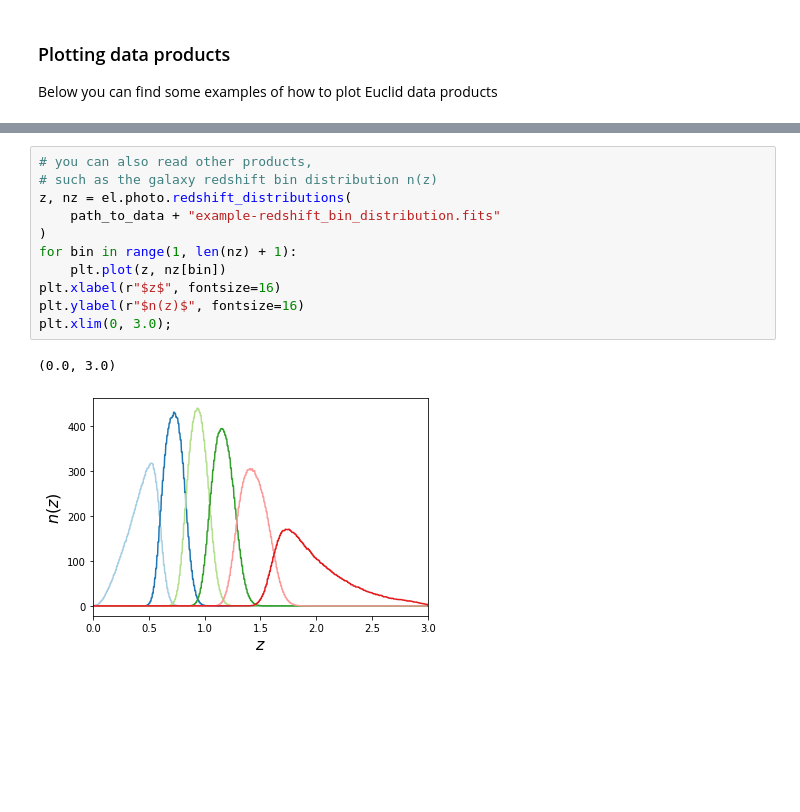
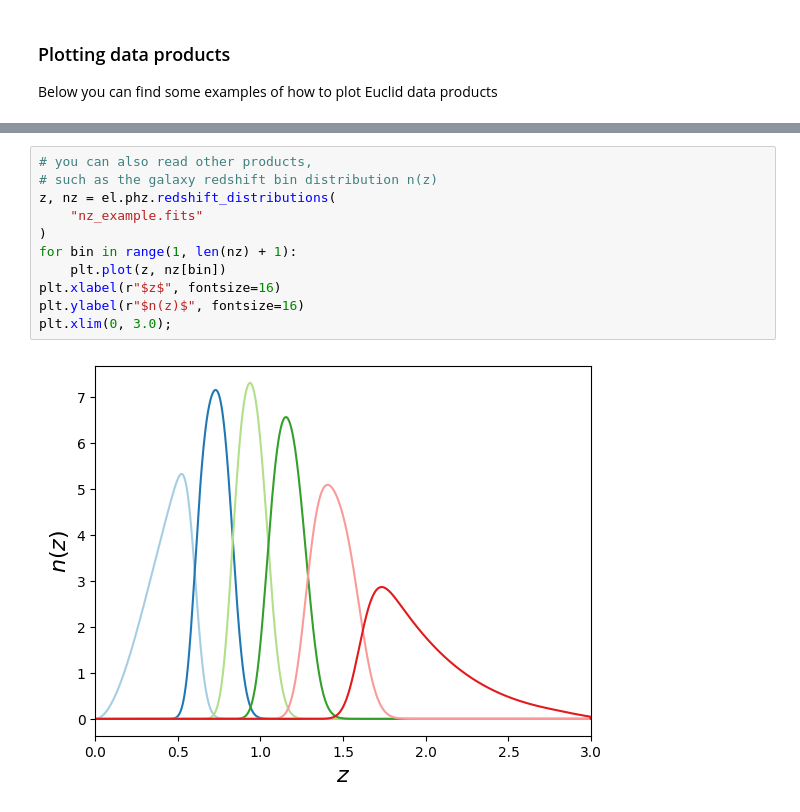
Before and after one commit to euclidlib/euclidlib, a Jupyter notebook: docs/examples.ipynb, the cells around one changed output, grey strips where cells are left out. Saved outputs shown, nothing was run; the diff lists cells and outputs as text; blank space fills up the shorter version.

```diff
--- a/docs/examples.ipynb
+++ b/docs/examples.ipynb
@@ -74,14 +234,13 @@ plt.ylabel(r"$C^{\rm gg}_\ell$", fontsize=16);
 # %%
 # you can also read other products,
 # such as the galaxy redshift bin distribution n(z)
-z, nz = el.photo.redshift_distributions(
-    path_to_data + "example-redshift_bin_distribution.fits"
+z, nz = el.phz.redshift_distributions(
+    "nz_example.fits"
 )
 for bin in range(1, len(nz) + 1):
     plt.plot(z, nz[bin])
 plt.xlabel(r"$z$", fontsize=16)
 plt.ylabel(r"$n(z)$", fontsize=16)
 plt.xlim(0, 3.0);
 # %% [output]
-(0.0, 3.0)
-[figure, old version]
+[figure, new version]
```
Also changed, not shown: parts of 12 cells of this notebook, 4 other files.
